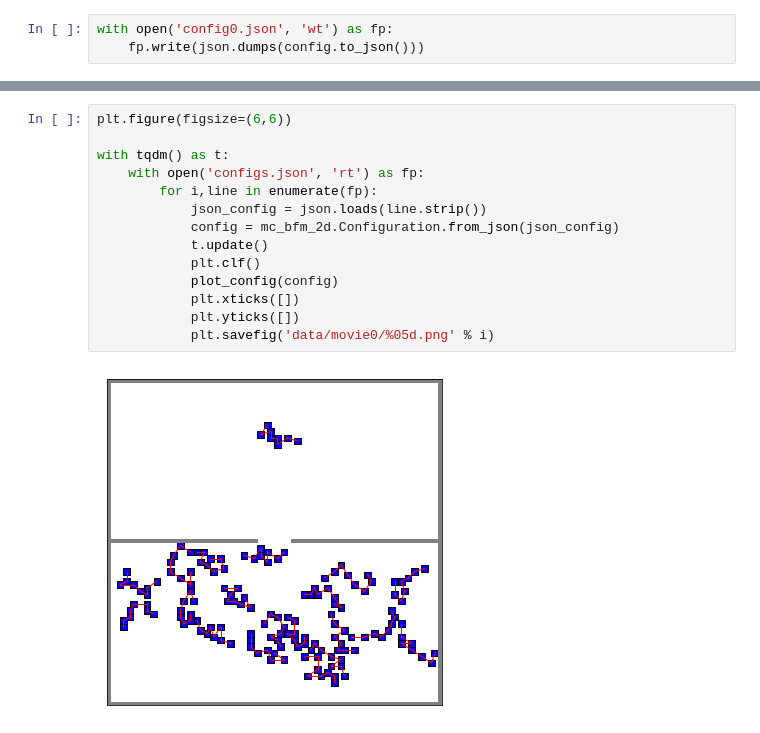
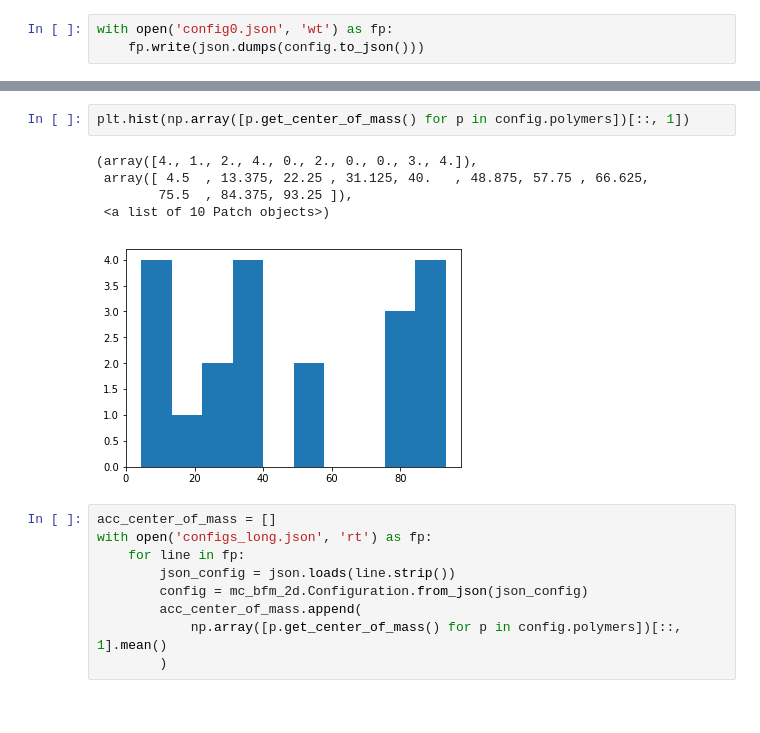
Before and after one commit to matthagy/mc_bfm_2d, a Jupyter notebook: python/xplr01.ipynb, the cells around one changed output, grey strips where cells are left out. Saved outputs shown, nothing was run; the diff lists cells and outputs as text.

```diff
--- a/python/xplr01.ipynb
+++ b/python/xplr01.ipynb
@@ -79,16 +105,17 @@ with open('configs.json', 'rt') as fp:
+# %%
+plt.hist(np.array([p.get_center_of_mass() for p in config.polymers])[::, 1])
+# %% [output]
+(array([4., 1., 2., 4., 0., 2., 0., 0., 3., 4.]),
+ array([ 4.5  , 13.375, 22.25 , 31.125, 40.   , 48.875, 57.75 , 66.625,
+        75.5  , 84.375, 93.25 ]),
+ <a list of 10 Patch objects>)
+[figure, added]
 # %%
-plt.figure(figsize=(6,6))
-
-with tqdm() as t:
-    with open('configs.json', 'rt') as fp:
-        for i,line in enumerate(fp):
-            json_config = json.loads(line.strip())
-            config = mc_bfm_2d.Configuration.from_json(json_config)
-            t.update()
-            plt.clf()
-            plot_config(config)
-            plt.xticks([])
-            plt.yticks([])
-            plt.savefig('data/movie0/%05d.png' % i)
+acc_center_of_mass = []
+with open('configs_long.json', 'rt') as fp:
+    for line in fp:
+        json_config = json.loads(line.strip())
+        config = mc_bfm_2d.Configuration.from_json(json_config)
+        acc_center_of_mass.append(
+            np.array([p.get_center_of_mass() for p in config.polymers])[::, 1].mean()
+        )
-# %% [output]
-[figure, removed]
```
Also changed, not shown: parts of 9 cells of this notebook, 1 other file.
